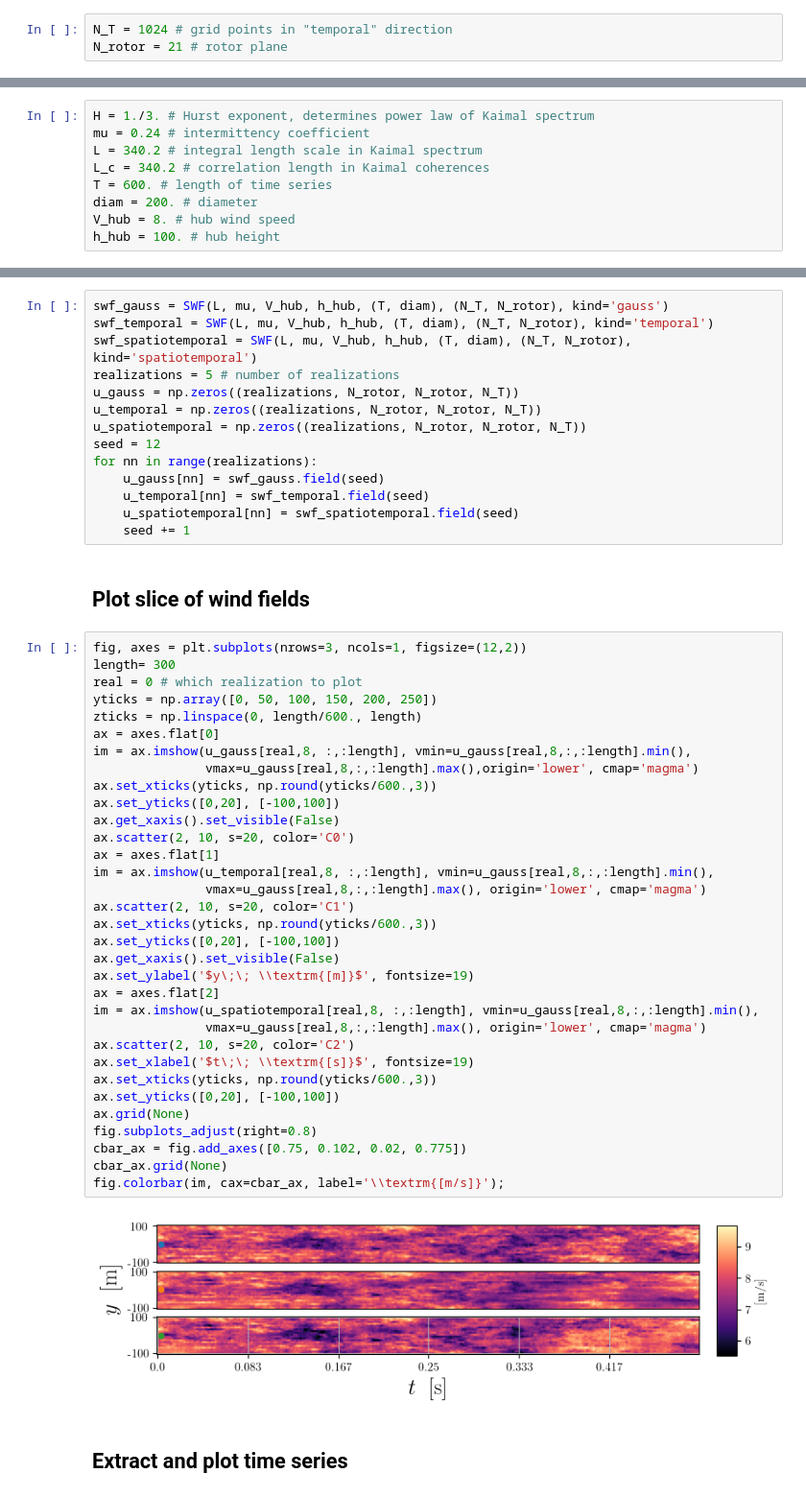
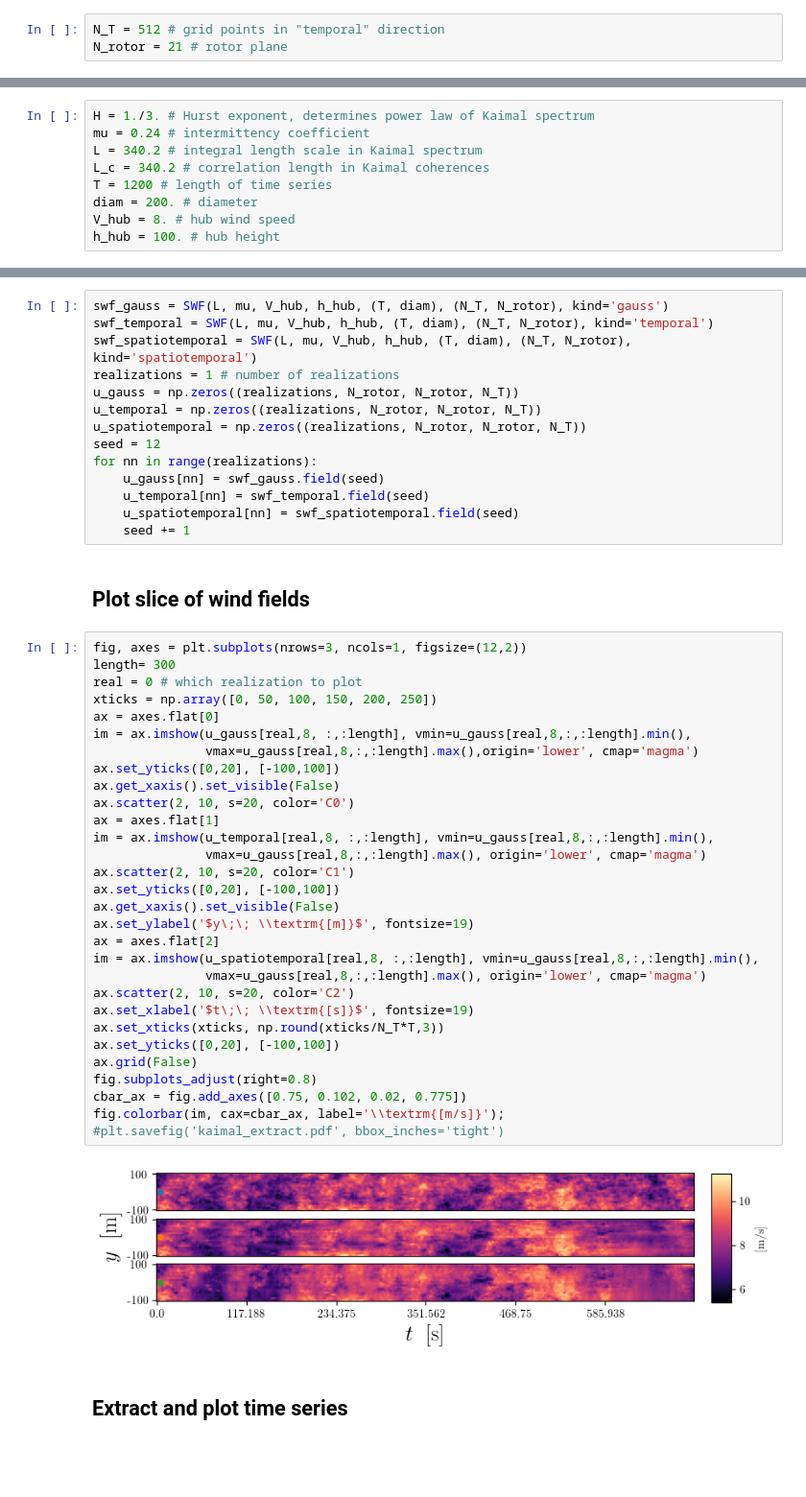
Before and after one commit to fiddir/pyforwind, a Jupyter notebook: examples/example_kaimal.ipynb, the cells around one changed output, grey strips where cells are left out. Shown: that part at 96% size. Drawn from its saved outputs; the diff is of its cells as text; blank space fills up the shorter version.

Commit message:
updated example_kaima.ipynb

```diff
--- a/examples/example_kaimal.ipynb
+++ b/examples/example_kaimal.ipynb
@@ -13,7 +13,7 @@ plt.rc('font', family='serif')
 # %% [markdown]
 ## Set the wind field box
 # %%
-N_T = 1024 # grid points in "temporal" direction
+N_T = 512 # grid points in "temporal" direction
 N_rotor = 21 # rotor plane
 # %% [markdown]
 ## Model parameters
@@ -22,7 +22,7 @@ H = 1./3. # Hurst exponent, determines power law of Kaimal spectrum
 mu = 0.24 # intermittency coefficient
 L = 340.2 # integral length scale in Kaimal spectrum
 L_c = 340.2 # correlation length in Kaimal coherences
-T = 600. # length of time series
+T = 1200 # length of time series
 diam = 200. # diameter
 V_hub = 8. # hub wind speed
 h_hub = 100. # hub height
@@ -32,7 +32,7 @@ h_hub = 100. # hub height
 swf_gauss = SWF(L, mu, V_hub, h_hub, (T, diam), (N_T, N_rotor), kind='gauss')
 swf_temporal = SWF(L, mu, V_hub, h_hub, (T, diam), (N_T, N_rotor), kind='temporal')
 swf_spatiotemporal = SWF(L, mu, V_hub, h_hub, (T, diam), (N_T, N_rotor), kind='spatiotemporal')
-realizations = 5 # number of realizations
+realizations = 1 # number of realizations
 u_gauss = np.zeros((realizations, N_rotor, N_rotor, N_T))
 u_temporal = np.zeros((realizations, N_rotor, N_rotor, N_T))
 u_spatiotemporal = np.zeros((realizations, N_rotor, N_rotor, N_T))
@@ -47,38 +47,35 @@ for nn in range(realizations):
 # %%
 fig, axes = plt.subplots(nrows=3, ncols=1, figsize=(12,2))
 length= 300
 real = 0 # which realization to plot
-yticks = np.array([0, 50, 100, 150, 200, 250])
-zticks = np.linspace(0, length/600., length)
+xticks = np.array([0, 50, 100, 150, 200, 250])
 ax = axes.flat[0]
 im = ax.imshow(u_gauss[real,8, :,:length], vmin=u_gauss[real,8,:,:length].min(),
                vmax=u_gauss[real,8,:,:length].max(),origin='lower', cmap='magma')
-ax.set_xticks(yticks, np.round(yticks/600.,3))
 ax.set_yticks([0,20], [-100,100])
 ax.get_xaxis().set_visible(False)
 ax.scatter(2, 10, s=20, color='C0')
 ax = axes.flat[1]
 im = ax.imshow(u_temporal[real,8, :,:length], vmin=u_gauss[real,8,:,:length].min(),
                vmax=u_gauss[real,8,:,:length].max(), origin='lower', cmap='magma')
 ax.scatter(2, 10, s=20, color='C1')
-ax.set_xticks(yticks, np.round(yticks/600.,3))
 ax.set_yticks([0,20], [-100,100])
 ax.get_xaxis().set_visible(False)
 ax.set_ylabel('$y\;\; \\textrm{[m]}$', fontsize=19)
 ax = axes.flat[2]
 im = ax.imshow(u_spatiotemporal[real,8, :,:length], vmin=u_gauss[real,8,:,:length].min(),
                vmax=u_gauss[real,8,:,:length].max(), origin='lower', cmap='magma')
 ax.scatter(2, 10, s=20, color='C2')
 ax.set_xlabel('$t\;\; \\textrm{[s]}$', fontsize=19)
-ax.set_xticks(yticks, np.round(yticks/600.,3))
+ax.set_xticks(xticks, np.round(xticks/N_T*T,3))
 ax.set_yticks([0,20], [-100,100])
-ax.grid(None)
+ax.grid(False)
 fig.subplots_adjust(right=0.8)
 cbar_ax = fig.add_axes([0.75, 0.102, 0.02, 0.775])
-cbar_ax.grid(None)
 fig.colorbar(im, cax=cbar_ax, label='\\textrm{[m/s]}');
+#plt.savefig('kaimal_extract.pdf', bbox_inches='tight')
 # %% [output]
-[figure, old version]
+[figure, new version]
 # %% [markdown]
 ## Extract and plot time series
 # %%
```
Also changed, not shown: parts of 6 cells of this notebook.
